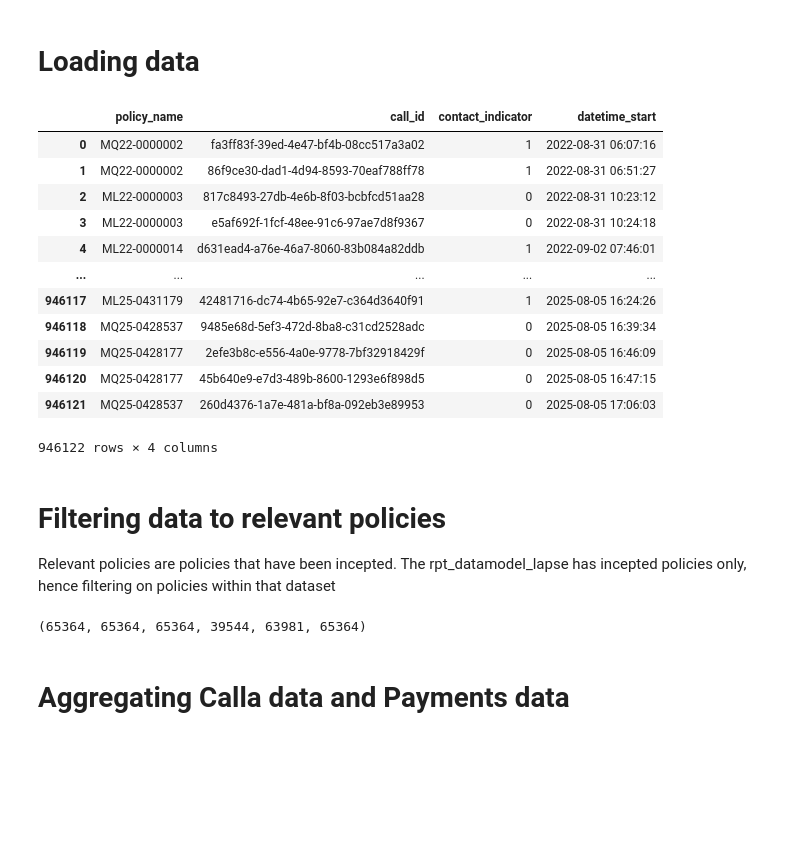
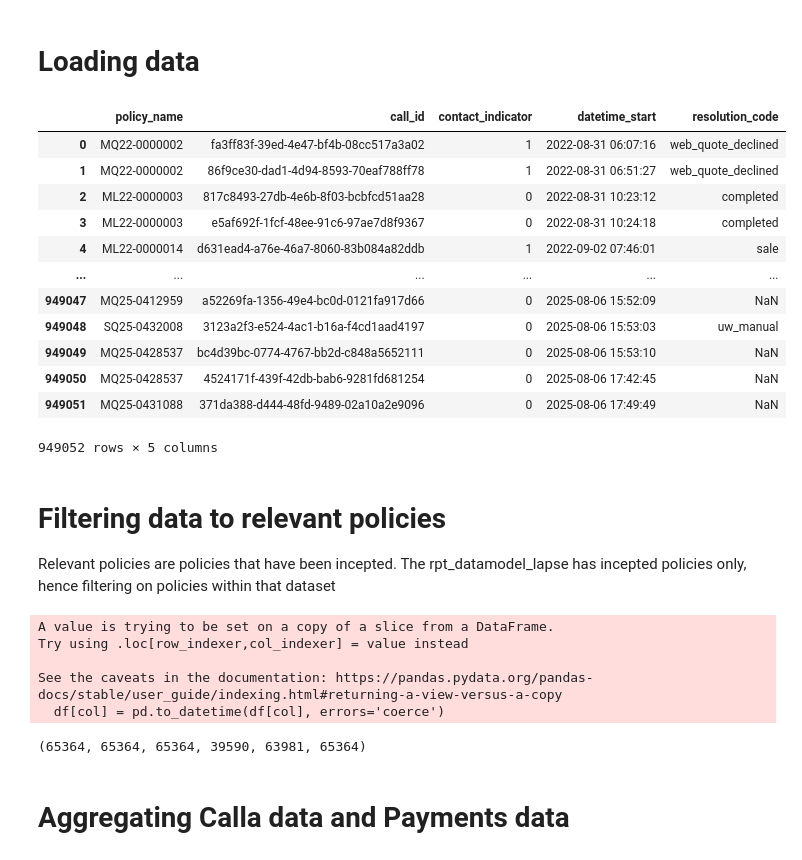
Before and after one commit to Christine-H-code/LapseRate_modeling, a Jupyter notebook: try.ipynb, the cells around one changed output. Cells and saved outputs as stored; diff of their text form; code cells hidden in the pictures; blank space fills up the shorter version.

```diff
--- a/try.ipynb
+++ b/try.ipynb
@@ -13,27 +13,27 @@ from datetime import datetime
 # %%
 path = "C:/Users/E1005279/OneDrive - Sanlam Life Insurance Limited/MWL/Lapse Rate Projections/Data/"
 # %%
-calls_data = pd.DataFrame(pd.read_csv(path+"calls.csv"))
+calls_data = pd.DataFrame(pd.read_csv(path+"call_reason.csv"))
 sales_data = pd.DataFrame(pd.read_csv(path+"sales.csv"))
 policy_data = pd.DataFrame(pd.read_csv(path+"policy_data.csv"))
 payment_data = pd.concat([pd.DataFrame(pd.read_csv(path+"Payment_data_1.csv")),pd.DataFrame(pd.read_csv(path+"Payment_data_2.csv"))])
 lapse_data = pd.concat([pd.DataFrame(pd.read_csv(path+"lapse_1.csv")),pd.DataFrame(pd.read_csv(path+"lapse_2.csv"))])
 # %%
-sales_data
+calls_data
 # %% [output]
-|  | policy_name | call_id | contact_indicator | datetime_start |
-| 0 | MQ22-0000002 | fa3ff83f-39ed-4e47-bf4b-08cc517a3a02 | 1 | 2022-08-31 06:07:16 |
-| 1 | MQ22-0000002 | 86f9ce30-dad1-4d94-8593-70eaf788ff78 | 1 | 2022-08-31 06:51:27 |
-| 2 | ML22-0000003 | 817c8493-27db-4e6b-8f03-bcbfcd51aa28 | 0 | 2022-08-31 10:23:12 |
-| 3 | ML22-0000003 | e5af692f-1fcf-48ee-91c6-97ae7d8f9367 | 0 | 2022-08-31 10:24:18 |
-| 4 | ML22-0000014 | d631ead4-a76e-46a7-8060-83b084a82ddb | 1 | 2022-09-02 07:46:01 |
-| ... | ... | ... | ... | ... |
-| 946117 | ML25-0431179 | 42481716-dc74-4b65-92e7-c364d3640f91 | 1 | 2025-08-05 16:24:26 |
-| 946118 | MQ25-0428537 | 9485e68d-5ef3-472d-8ba8-c31cd2528adc | 0 | 2025-08-05 16:39:34 |
-| 946119 | MQ25-0428177 | 2efe3b8c-e556-4a0e-9778-7bf32918429f | 0 | 2025-08-05 16:46:09 |
-| 946120 | MQ25-0428177 | 45b640e9-e7d3-489b-8600-1293e6f898d5 | 0 | 2025-08-05 16:47:15 |
-| 946121 | MQ25-0428537 | 260d4376-1a7e-481a-bf8a-092eb3e89953 | 0 | 2025-08-05 17:06:03 |
+|  | policy_name | call_id | contact_indicator | datetime_start | resolution_code |
+| 0 | MQ22-0000002 | fa3ff83f-39ed-4e47-bf4b-08cc517a3a02 | 1 | 2022-08-31 06:07:16 | web_quote_declined |
+| 1 | MQ22-0000002 | 86f9ce30-dad1-4d94-8593-70eaf788ff78 | 1 | 2022-08-31 06:51:27 | web_quote_declined |
+| 2 | ML22-0000003 | 817c8493-27db-4e6b-8f03-bcbfcd51aa28 | 0 | 2022-08-31 10:23:12 | completed |
+| 3 | ML22-0000003 | e5af692f-1fcf-48ee-91c6-97ae7d8f9367 | 0 | 2022-08-31 10:24:18 | completed |
+| 4 | ML22-0000014 | d631ead4-a76e-46a7-8060-83b084a82ddb | 1 | 2022-09-02 07:46:01 | sale |
+| ... | ... | ... | ... | ... | ... |
+| 949047 | MQ25-0412959 | a52269fa-1356-49e4-bc0d-0121fa917d66 | 0 | 2025-08-06 15:52:09 | NaN |
+| 949048 | SQ25-0432008 | 3123a2f3-e524-4ac1-b16a-f4cd1aad4197 | 0 | 2025-08-06 15:53:03 | uw_manual |
+| 949049 | MQ25-0428537 | bc4d39bc-0774-4767-bb2d-c848a5652111 | 0 | 2025-08-06 15:53:10 | NaN |
+| 949050 | MQ25-0428537 | 4524171f-439f-42db-bab6-9281fd681254 | 0 | 2025-08-06 17:42:45 | NaN |
+| 949051 | MQ25-0431088 | 371da388-d444-48fd-9489-02a10a2e9096 | 0 | 2025-08-06 17:49:49 | NaN |
-946122 rows × 4 columns
+949052 rows × 5 columns
 # %% [markdown]
 # Filtering data to relevant policies
 
@@ -52,10 +52,16 @@ calls_data=do.dtype_datetime(calls_data)
 payment_data=do.dtype_datetime(payment_data)
 policy_data=do.dtype_datetime(policy_data)
 lapse_data=do.dtype_datetime(lapse_data)
+# %% [output]
+A value is trying to be set on a copy of a slice from a DataFrame.
+Try using .loc[row_indexer,col_indexer] = value instead
+
+See the caveats in the documentation: https://pandas.pydata.org/pandas-docs/stable/user_guide/indexing.html#returning-a-view-versus-a-copy
+  df[col] = pd.to_datetime(df[col], errors='coerce')
 # %%
 len(set(pol_names)),len(set(pol_ids)),sales_data['policy_id'].nunique(), calls_data['policy_name'].nunique(), payment_data['policy_id'].nunique(),policy_data['policy_name'].nunique()
 # %% [output]
-(65364, 65364, 65364, 39544, 63981, 65364)
+(65364, 65364, 65364, 39590, 63981, 65364)
 # %% [markdown]
 # Aggregating Calla data and Payments data
 # %% [markdown]
```
Also changed, not shown: parts of 34 cells of this notebook.
